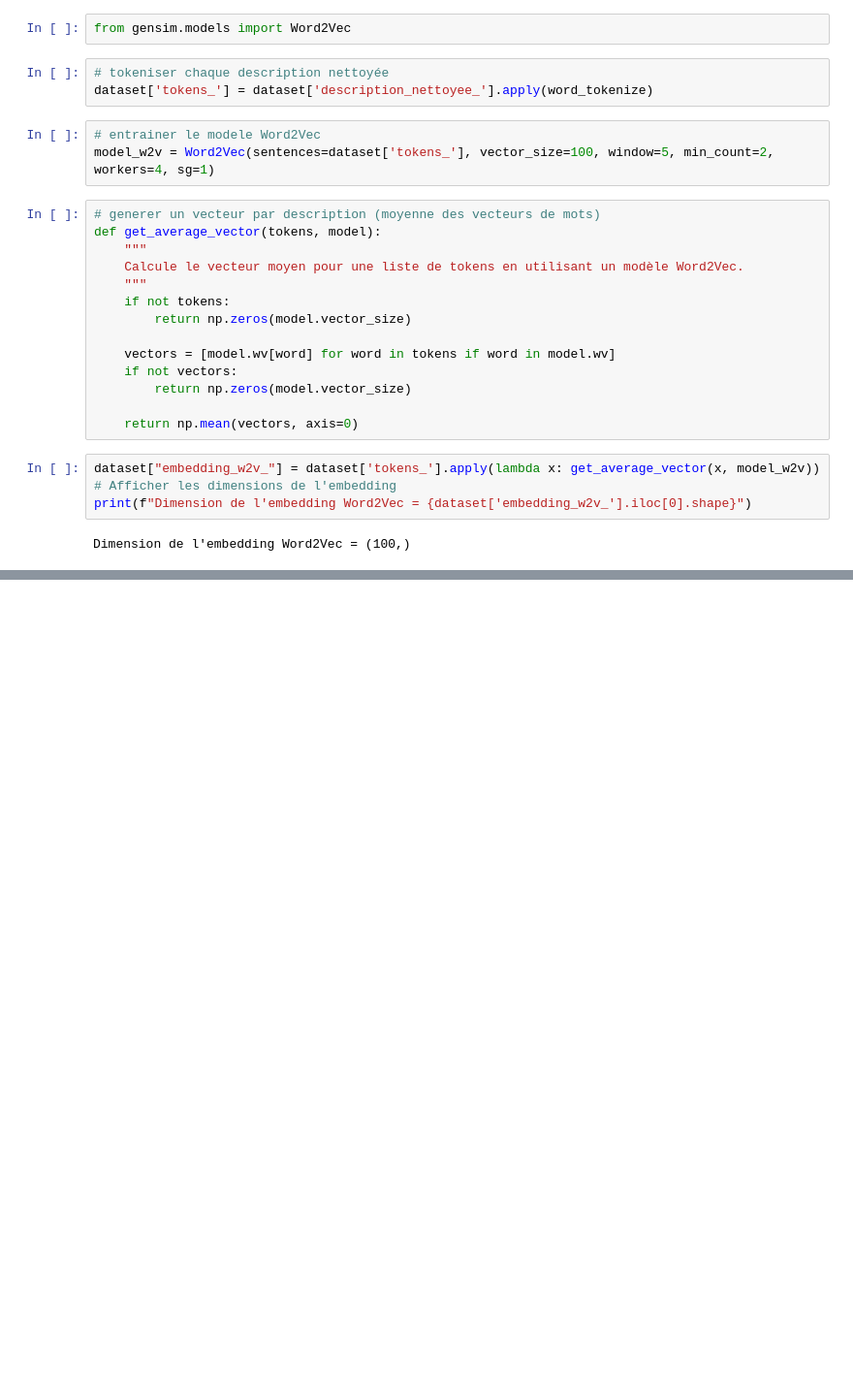
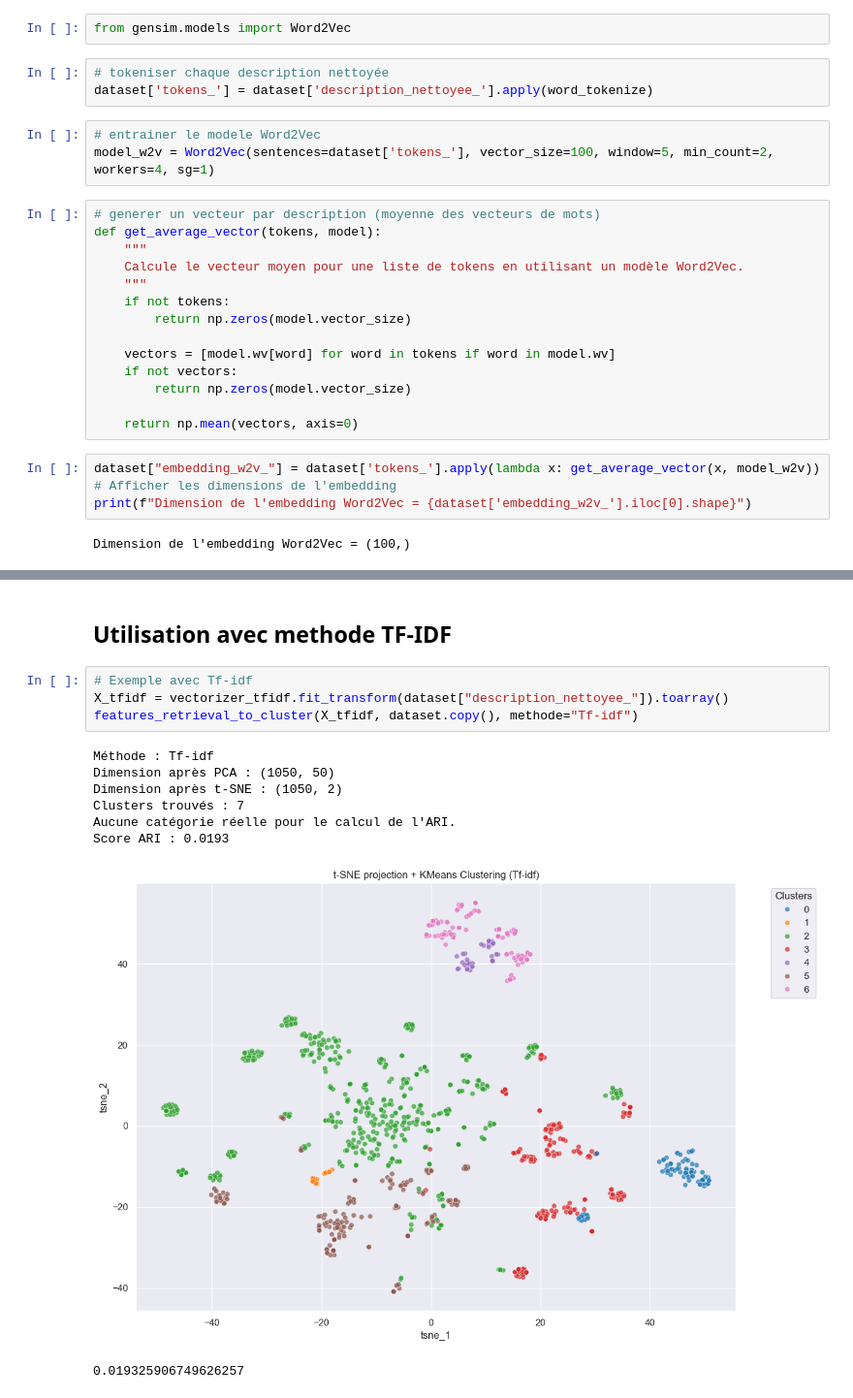
Before and after one commit to TheoChastrePradat/OC_DataScientist_P6, a Jupyter notebook: Projet_6/Script/flipkart_script.ipynb, the cells around one changed output, grey strips where cells are left out. Shown at 97% size. Drawn from its saved outputs; the diff is of its cells as text; blank space fills up the shorter version.

```diff
--- a/Projet_6/Script/flipkart_script.ipynb
+++ b/Projet_6/Script/flipkart_script.ipynb
@@ -615,0 +671,15 @@ Name: embedding_w2v_, dtype: object
+# %% [markdown]
+## Utilisation avec methode TF-IDF
+# %%
+# Exemple avec Tf-idf
+X_tfidf = vectorizer_tfidf.fit_transform(dataset["description_nettoyee_"]).toarray()
+features_retrieval_to_cluster(X_tfidf, dataset.copy(), methode="Tf-idf")
+# %% [output]
+Méthode : Tf-idf
+Dimension après PCA : (1050, 50)
+Dimension après t-SNE : (1050, 2)
+Clusters trouvés : 7
+Aucune catégorie réelle pour le calcul de l'ARI.
+Score ARI : 0.0193
+[figure, added]
+0.019325906749626257
```
Also changed, not shown: parts of 45 cells of this notebook.
